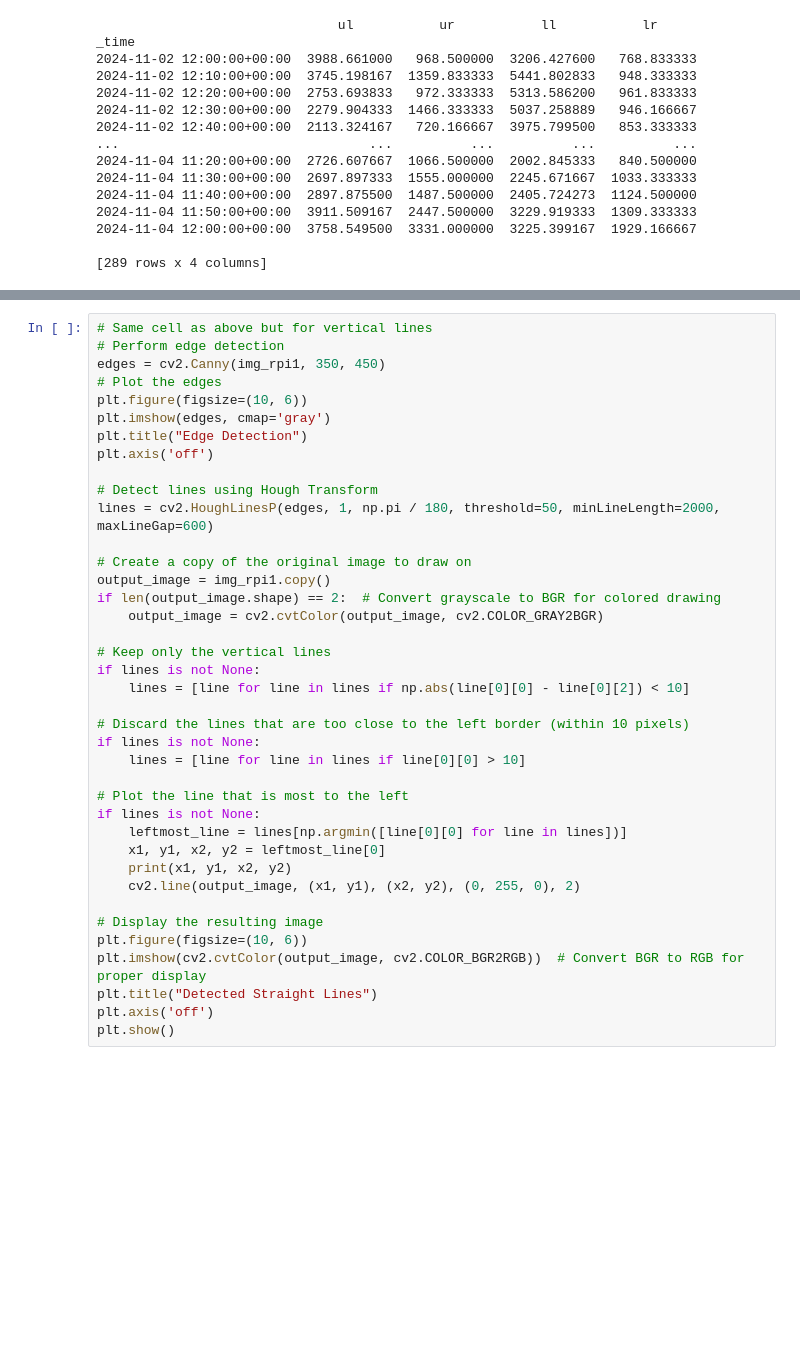
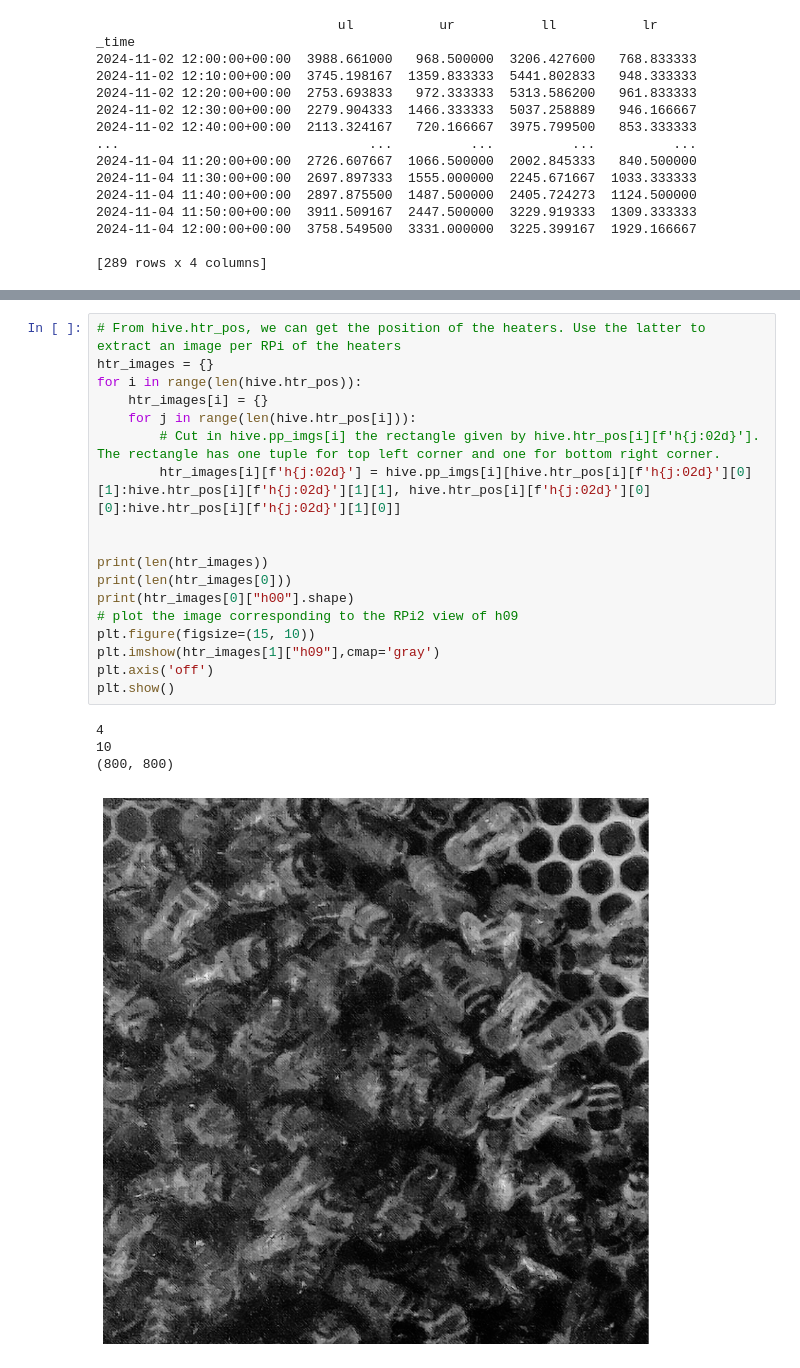
Before and after one commit to epfl-mobots/ABCVisualisation, a Jupyter notebook: honeyDetection.ipynb, the cells around one changed output, grey strips where cells are left out. Saved outputs shown, nothing was run; the diff lists cells and outputs as text; blank space fills up the shorter version.

```diff
--- a/honeyDetection.ipynb
+++ b/honeyDetection.ipynb
@@ -205,39 +142,23 @@ NameError: name 'hs_1' is not defined
-# %%
-# Same cell as above but for vertical lines
-# Perform edge detection
-edges = cv2.Canny(img_rpi1, 350, 450)
-# Plot the edges
-plt.figure(figsize=(10, 6))
-plt.imshow(edges, cmap='gray')
-plt.title("Edge Detection")
-plt.axis('off')
-
-# Detect lines using Hough Transform
-lines = cv2.HoughLinesP(edges, 1, np.pi / 180, threshold=50, minLineLength=2000, maxLineGap=600)
-
-# Create a copy of the original image to draw on
-output_image = img_rpi1.copy()
-if len(output_image.shape) == 2:  # Convert grayscale to BGR for colored drawing
-    output_image = cv2.cvtColor(output_image, cv2.COLOR_GRAY2BGR)
-
-# Keep only the vertical lines
-if lines is not None:
-    lines = [line for line in lines if np.abs(line[0][0] - line[0][2]) < 10]
-
-# Discard the lines that are too close to the left border (within 10 pixels)
-if lines is not None:
-    lines = [line for line in lines if line[0][0] > 10]
-
-# Plot the line that is most to the left
-if lines is not None:
-    leftmost_line = lines[np.argmin([line[0][0] for line in lines])]
-    x1, y1, x2, y2 = leftmost_line[0]
-    print(x1, y1, x2, y2)
-    cv2.line(output_image, (x1, y1), (x2, y2), (0, 255, 0), 2)
-
-# Display the resulting image
-plt.figure(figsize=(10, 6))
-plt.imshow(cv2.cvtColor(output_image, cv2.COLOR_BGR2RGB))  # Convert BGR to RGB for proper display
-plt.title("Detected Straight Lines")
-plt.axis('off')
-plt.show()
+# %%
+# From hive.htr_pos, we can get the position of the heaters. Use the latter to extract an image per RPi of the heaters
+htr_images = {}
+for i in range(len(hive.htr_pos)):
+    htr_images[i] = {}
+    for j in range(len(hive.htr_pos[i])):
+        # Cut in hive.pp_imgs[i] the rectangle given by hive.htr_pos[i][f'h{j:02d}']. The rectangle has one tuple for top left corner and one for bottom right corner.
+        htr_images[i][f'h{j:02d}'] = hive.pp_imgs[i][hive.htr_pos[i][f'h{j:02d}'][0][1]:hive.htr_pos[i][f'h{j:02d}'][1][1], hive.htr_pos[i][f'h{j:02d}'][0][0]:hive.htr_pos[i][f'h{j:02d}'][1][0]]
+
+
+print(len(htr_images))
+print(len(htr_images[0]))
+print(htr_images[0]["h00"].shape)
+# plot the image corresponding to the RPi2 view of h09
+plt.figure(figsize=(15, 10))
+plt.imshow(htr_images[1]["h09"],cmap='gray')
+plt.axis('off')
+plt.show()
+# %% [output]
+4
+10
+(800, 800)
+[figure, added]
```
Also changed, not shown: parts of 8 cells of this notebook, 1 other file.
